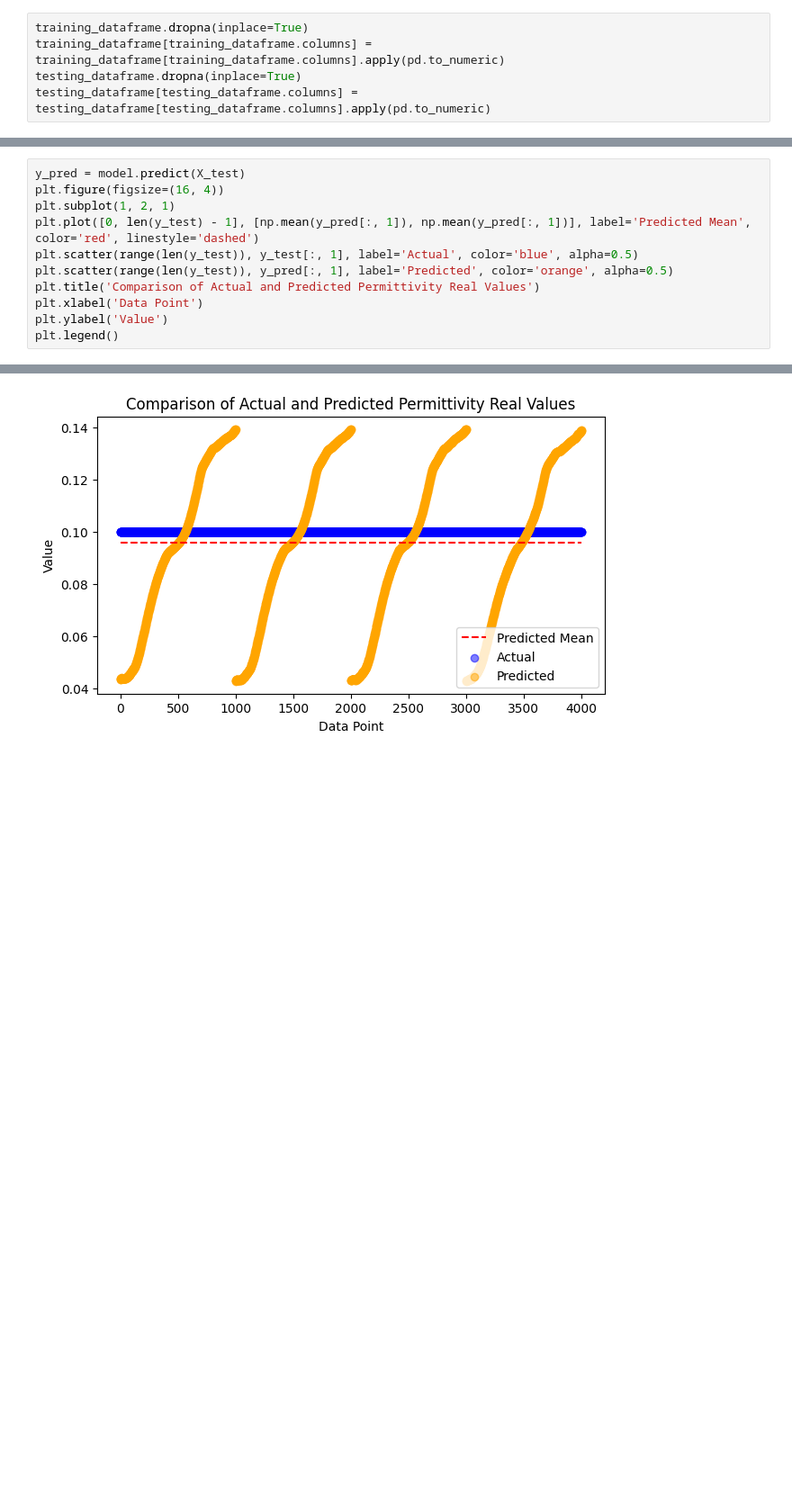
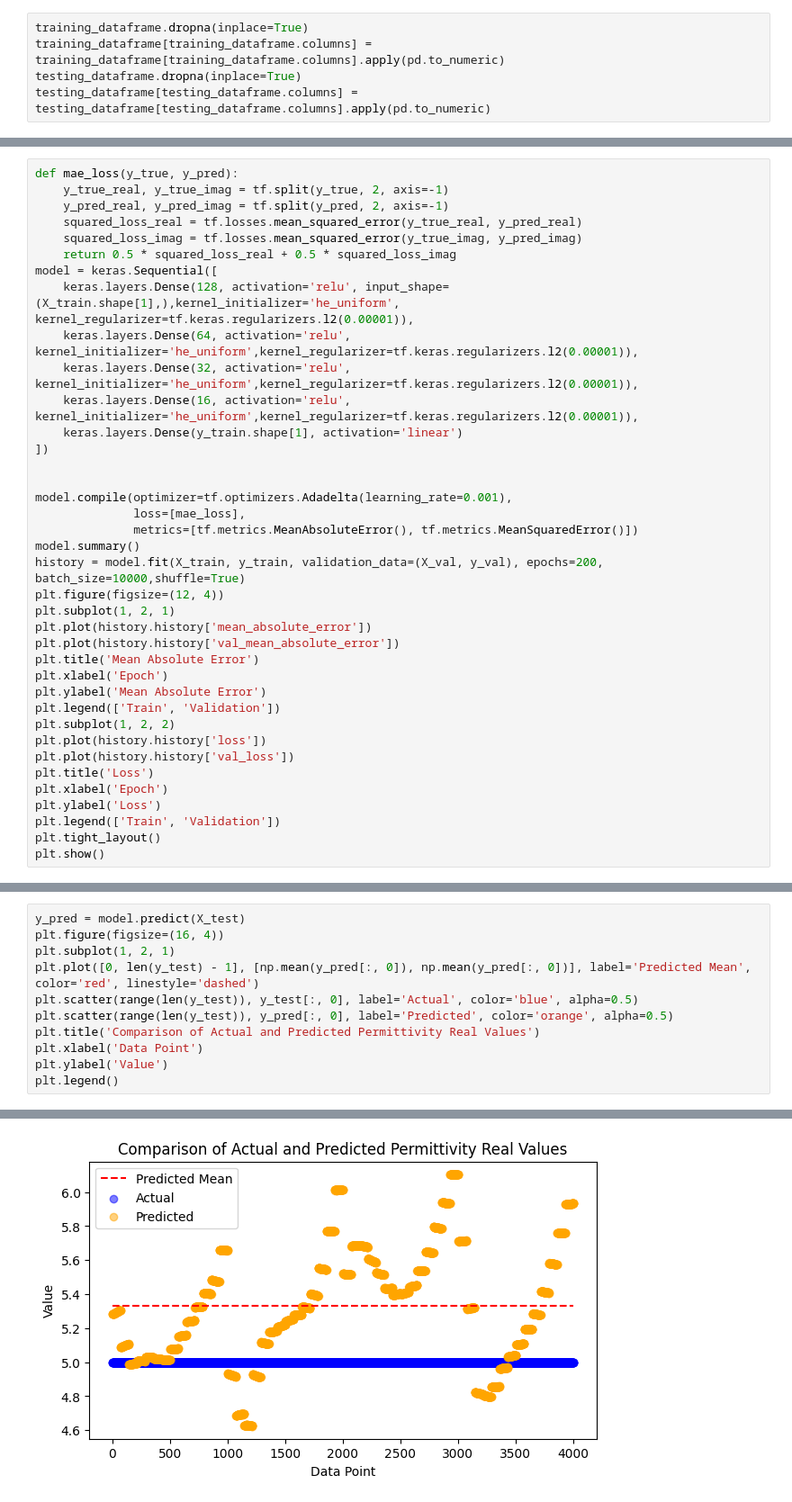
Before and after one commit to DanteMillerDS/NASA-Material-Classifier-OLD, a Jupyter notebook: classifier.ipynb, the cells around one changed output, grey strips where cells are left out. Shown: that part at 90% size. Saved outputs shown, nothing was run; the diff lists cells and outputs as text; blank space fills up the shorter version.

Commit message:
Add New Classifier .ipynb files
Added new classifiers for the actual data.

```diff
--- a/classifier.ipynb
+++ b/classifier.ipynb
@@ -340,0 +411,38 @@ plt.legend()
+# %%
+def mae_loss(y_true, y_pred):
+    y_true_real, y_true_imag = tf.split(y_true, 2, axis=-1)
+    y_pred_real, y_pred_imag = tf.split(y_pred, 2, axis=-1)
+    squared_loss_real = tf.losses.mean_squared_error(y_true_real, y_pred_real)
+    squared_loss_imag = tf.losses.mean_squared_error(y_true_imag, y_pred_imag)
+    return 0.5 * squared_loss_real + 0.5 * squared_loss_imag
+model = keras.Sequential([
+    keras.layers.Dense(128, activation='relu', input_shape=(X_train.shape[1],),kernel_initializer='he_uniform', kernel_regularizer=tf.keras.regularizers.l2(0.00001)),
+    keras.layers.Dense(64, activation='relu', kernel_initializer='he_uniform',kernel_regularizer=tf.keras.regularizers.l2(0.00001)),
+    keras.layers.Dense(32, activation='relu', kernel_initializer='he_uniform',kernel_regularizer=tf.keras.regularizers.l2(0.00001)),
+    keras.layers.Dense(16, activation='relu', kernel_initializer='he_uniform',kernel_regularizer=tf.keras.regularizers.l2(0.00001)),
+    keras.layers.Dense(y_train.shape[1], activation='linear')
+])
+
+
+model.compile(optimizer=tf.optimizers.Adadelta(learning_rate=0.001),
+              loss=[mae_loss],
+              metrics=[tf.metrics.MeanAbsoluteError(), tf.metrics.MeanSquaredError()])
+model.summary()
+history = model.fit(X_train, y_train, validation_data=(X_val, y_val), epochs=200, batch_size=10000,shuffle=True)
+plt.figure(figsize=(12, 4))
+plt.subplot(1, 2, 1)
+plt.plot(history.history['mean_absolute_error'])
+plt.plot(history.history['val_mean_absolute_error'])
+plt.title('Mean Absolute Error')
+plt.xlabel('Epoch')
+plt.ylabel('Mean Absolute Error')
+plt.legend(['Train', 'Validation'])
+plt.subplot(1, 2, 2)
+plt.plot(history.history['loss'])
+plt.plot(history.history['val_loss'])
+plt.title('Loss')
+plt.xlabel('Epoch')
+plt.ylabel('Loss')
+plt.legend(['Train', 'Validation'])
+plt.tight_layout()
+plt.show()
@@ -342,9 +471,9 @@ plt.legend()
 y_pred = model.predict(X_test)
 plt.figure(figsize=(16, 4))
 plt.subplot(1, 2, 1)
-plt.plot([0, len(y_test) - 1], [np.mean(y_pred[:, 1]), np.mean(y_pred[:, 1])], label='Predicted Mean', color='red', linestyle='dashed')
-plt.scatter(range(len(y_test)), y_test[:, 1], label='Actual', color='blue', alpha=0.5)
-plt.scatter(range(len(y_test)), y_pred[:, 1], label='Predicted', color='orange', alpha=0.5)
+plt.plot([0, len(y_test) - 1], [np.mean(y_pred[:, 0]), np.mean(y_pred[:, 0])], label='Predicted Mean', color='red', linestyle='dashed')
+plt.scatter(range(len(y_test)), y_test[:, 0], label='Actual', color='blue', alpha=0.5)
+plt.scatter(range(len(y_test)), y_pred[:, 0], label='Predicted', color='orange', alpha=0.5)
 plt.title('Comparison of Actual and Predicted Permittivity Real Values')
 plt.xlabel('Data Point')
 plt.ylabel('Value')
@@ -354,2 +483,2 @@ plt.legend()
 <matplotlib.legend.Legend at 0x...>
-[figure, old version]
+[figure, new version]
```
Also changed, not shown: parts of 27 cells of this notebook, 7 other files.
